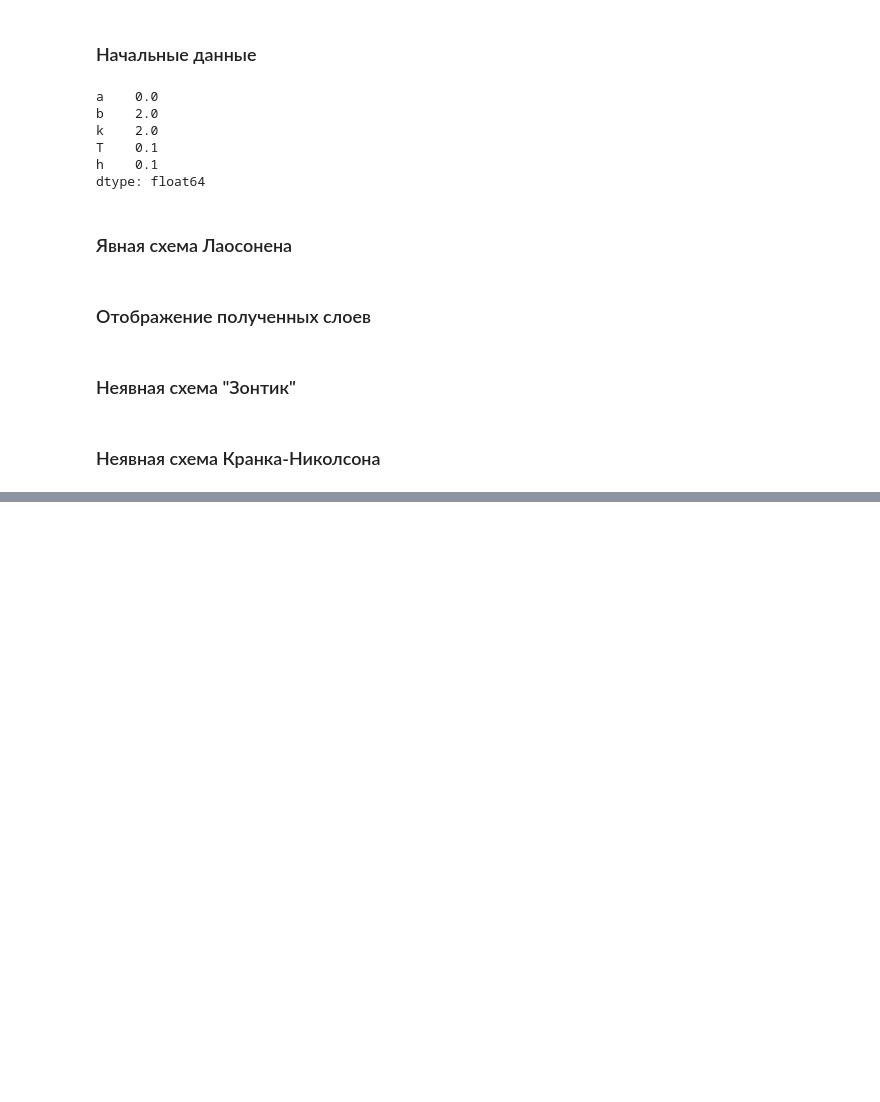
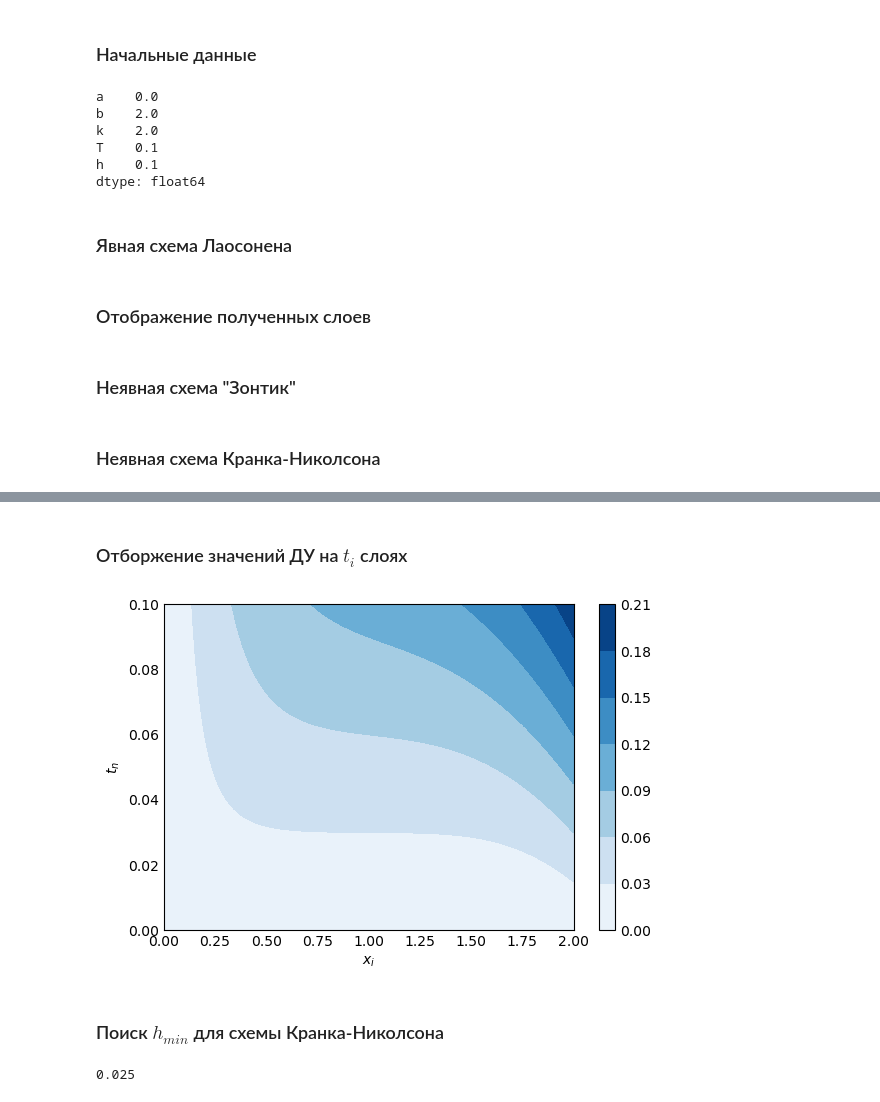
Before and after one commit to AleksandrShadrin/NM, a Jupyter notebook: second_work/diff_models.ipynb, the cells around one changed output, grey strips where cells are left out. Saved outputs shown, nothing was run; the diff lists cells and outputs as text; code cells hidden in the pictures; blank space fills up the shorter version.

```diff
--- a/second_work/diff_models.ipynb
+++ b/second_work/diff_models.ipynb
@@ -230,0 +304,13 @@ print_contour(res)
+# %% [markdown]
+### Отборжение значений ДУ на $t_i$ слоях
+# %%
+print_contour(res2)
+# %% [output]
+[figure, added]
+# %% [markdown]
+### Поиск $h_{min}$ для схемы Кранка-Николсона
+# %%
+h_krank_nicols, res3 = find_h(krank_nikols, 2)
+h_krank_nicols
+# %% [output]
+0.025
```
Also changed, not shown: parts of 36 cells of this notebook.
